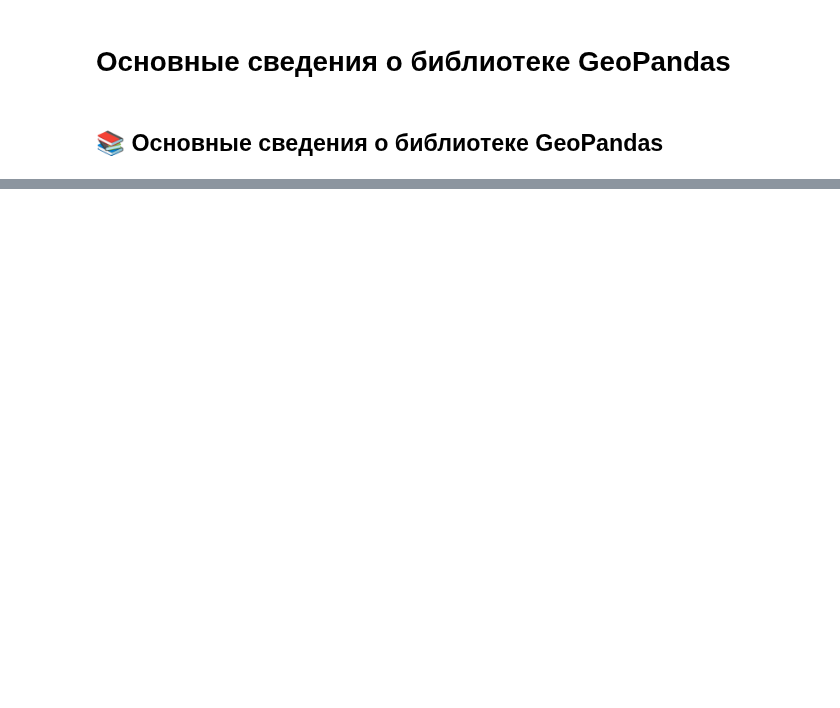
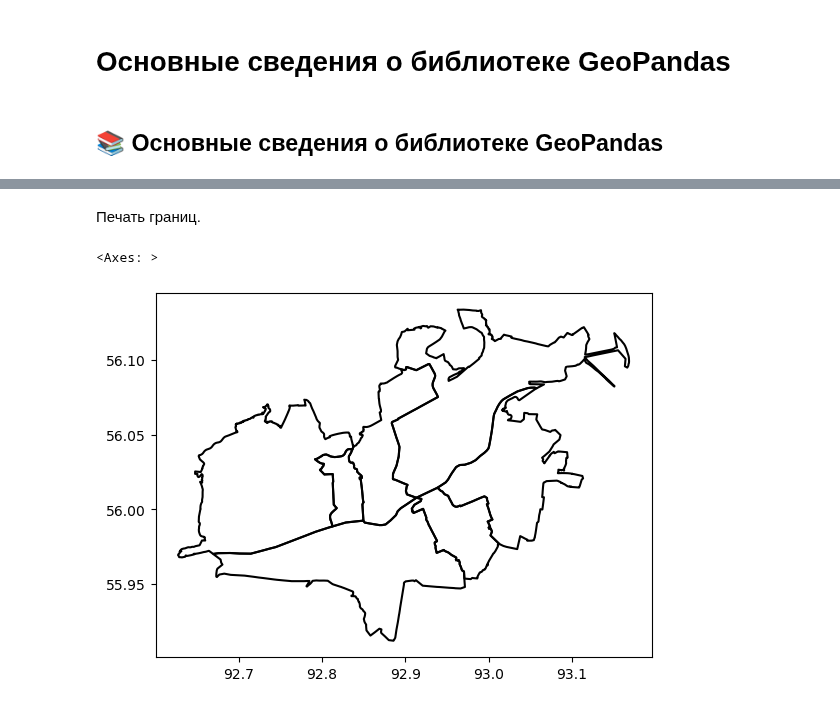
Before and after one commit to Obsidian-pb/genesis, a Jupyter notebook: work/docs/pages/110_what_is_geopandas.ipynb, the cells around one changed output, grey strips where cells are left out. Saved outputs shown, nothing was run; the diff lists cells and outputs as text; code cells hidden in the pictures; blank space fills up the shorter version.

```diff
--- a/work/docs/pages/110_what_is_geopandas.ipynb
+++ b/work/docs/pages/110_what_is_geopandas.ipynb
@@ -89,0 +302,7 @@ schools.plot(edgecolor='black', facecolor='lightgray', alpha=0.7)
+# %% [markdown]
+Печать границ.
+# %%
+districts.boundary.plot(color='black')
+# %% [output]
+<Axes: >
+[figure, added]
```
Also changed, not shown: parts of 42 cells of this notebook, 6 other files.
